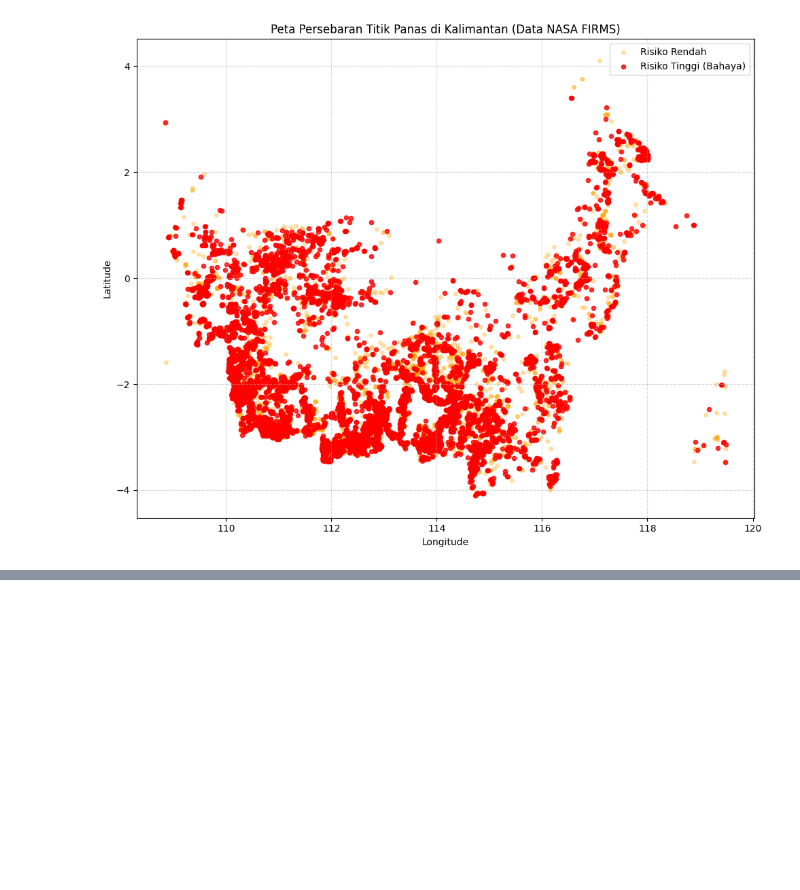
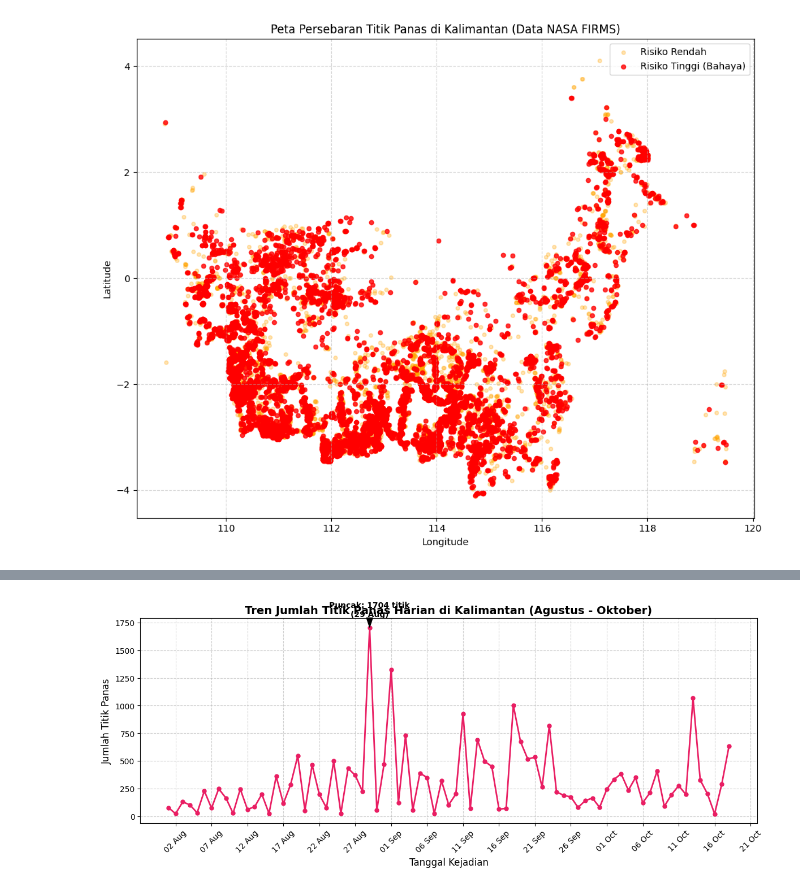
Before and after one commit to saturnsz/Karhutla-2026-machine-learning-, a Jupyter notebook: Karhutla.ipynb, the cells around one changed output, grey strips where cells are left out. Saved outputs shown, nothing was run; the diff lists cells and outputs as text; code cells hidden in the pictures; blank space fills up the shorter version.

```diff
--- a/Karhutla.ipynb
+++ b/Karhutla.ipynb
@@ -153,0 +214,54 @@ Memproses Peta...
+# %%
+# 1. Load Data dan Filter
+import pandas as pd
+import matplotlib.pyplot as plt
+import matplotlib.dates as mdates
+
+df = pd.read_csv('/content/drive/MyDrive/fire_nrt_M-C61_825606.csv')
+
+# Filter khusus Kalimantan dan Confidence >= 80
+df_kal = df[
+    (df['latitude'] >= -4.5) & (df['latitude'] <= 4.5) &
+    (df['longitude'] >= 108.5) & (df['longitude'] <= 119.5)
+].copy()
+df_kal = df_kal[df_kal['confidence'] >= 80].copy()
+
+# 2. Mengubah kolom tanggal menjadi format Datetime
+df_kal['acq_date'] = pd.to_datetime(df_kal['acq_date'])
+
+# 3. Menghitung jumlah titik panas per hari
+tren_harian = df_kal.groupby('acq_date').size().reset_index(name='jumlah_titik')
+
+# 4. Membuat Visualisasi Line Chart
+plt.figure(figsize=(12, 5))
+plt.plot(tren_harian['acq_date'], tren_harian['jumlah_titik'],
+         marker='o', color='#E91E63', linewidth=2, markersize=5)
+
+# Mempercantik tampilan grafik
+plt.title('Tren Jumlah Titik Panas Harian di Kalimantan (Agustus - Oktober)', fontsize=14, fontweight='bold')
+plt.xlabel('Tanggal Kejadian', fontsize=12)
+plt.ylabel('Jumlah Titik Panas', fontsize=12)
+
+# Mengatur format tanggal di sumbu X agar mudah dibaca
+plt.gca().xaxis.set_major_formatter(mdates.DateFormatter('%d %b'))
+plt.gca().xaxis.set_major_locator(mdates.DayLocator(interval=5)) # Tampilkan tanggal setiap 5 hari sekali
+plt.xticks(rotation=45)
+
+# Menambahkan grid agar angka mudah dilihat
+plt.grid(True, linestyle='--', alpha=0.6)
+
+# Menandai titik tertinggi (Puncak Kebakaran)
+max_idx = tren_harian['jumlah_titik'].idxmax()
+max_date = tren_harian['acq_date'].iloc[max_idx]
+max_val = tren_harian['jumlah_titik'].iloc[max_idx]
+
+plt.annotate(f'Puncak: {max_val} titik\n({max_date.strftime("%d %b")})',
+             xy=(max_date, max_val),
+             xytext=(max_date, max_val + 100),
+             arrowprops=dict(facecolor='black', shrink=0.05, width=1.5, headwidth=8),
+             ha='center', fontsize=10, fontweight='bold', color='black')
+
+plt.tight_layout()
+plt.show()
+# %% [output]
+[figure, added]
```
Also changed, not shown: parts of 13 cells of this notebook.
